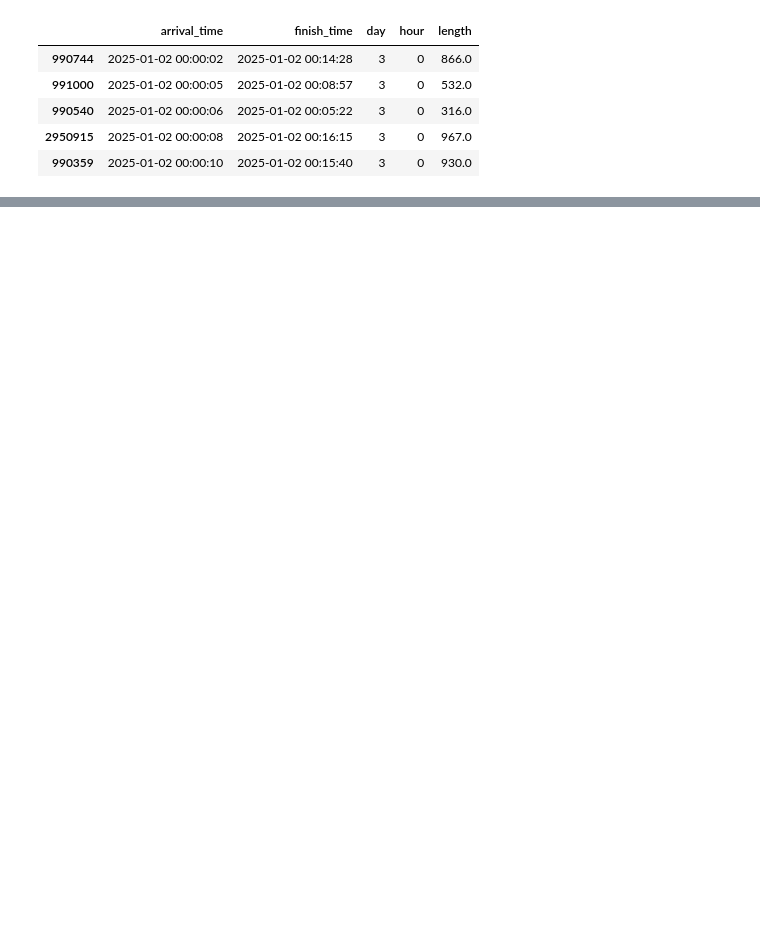
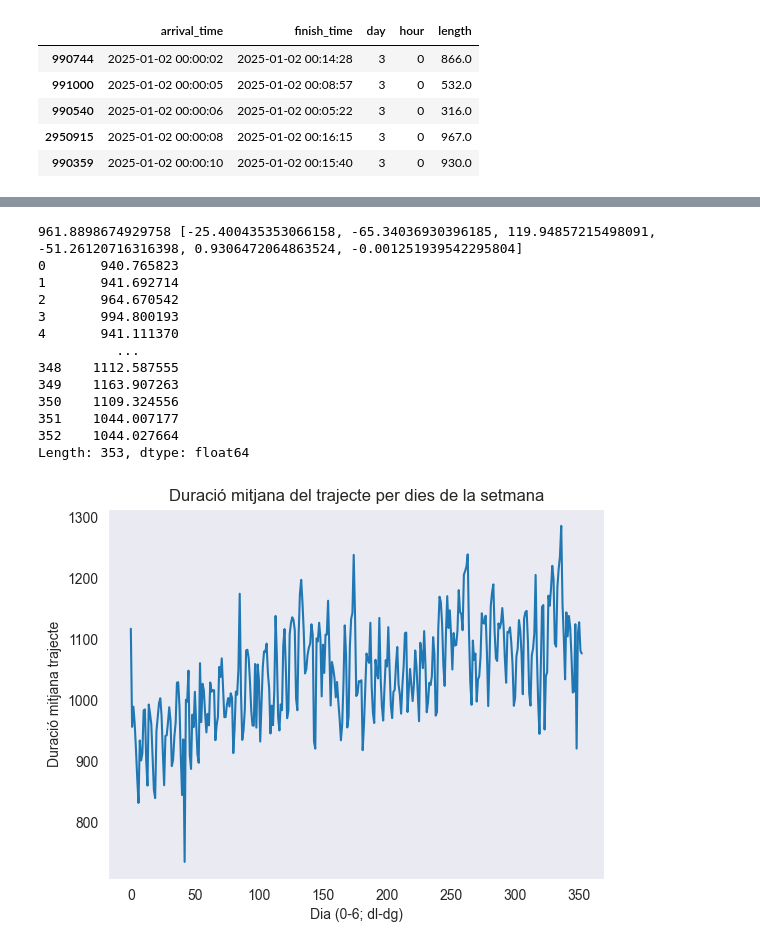
Before and after one commit to JaumeFigueras/simulacio, a Jupyter notebook: estadistica/iid/estacionaritat.ipynb, the cells around one changed output, grey strips where cells are left out. Cells and saved outputs as stored; diff of their text form; code cells hidden in the pictures; blank space fills up the shorter version.

Commit message:
esta amb model per guardar

```diff
--- a/estadistica/iid/estacionaritat.ipynb
+++ b/estadistica/iid/estacionaritat.ipynb
@@ -307,0 +387,11 @@ Comparison  Statistic  p-value  Lower CI  Upper CI
+# %%
+import statsmodels.api as sm
+
+y = week_day_df['length']
+x = avg_df_repeated[['Q2', 'Q3', 'Q4', 'Q5', 'Q6']]
+x = sm.add_constant(x)
+
+est = sm.OLS(y, x)
+est2 = est.fit()
+print(est2.summary())
+print(est2.params)
@@ -307,0 +416,10 @@ Comparison  Statistic  p-value  Lower CI  Upper CI
+# %%
+import statsmodels.api as sm
+
+y = week_day_df['length']
+x = avg_df_repeated[['Q2', 'Q3', 'Q5', 'Q6']]
+x = sm.add_constant(x)
+
+est = sm.OLS(y, x)
+est2 = est.fit()
+print(est2.summary())
@@ -307,0 +444,10 @@ Comparison  Statistic  p-value  Lower CI  Upper CI
+# %%
+import statsmodels.api as sm
+
+y = week_day_df['length']
+x = avg_df_repeated[['Q3', 'Q5', 'Q6']]
+x = sm.add_constant(x)
+
+est = sm.OLS(y, x)
+est2 = est.fit()
+print(est2.summary())
@@ -307,0 +472,28 @@ Comparison  Statistic  p-value  Lower CI  Upper CI
+# %%
+ti = est2.params[0]
+vector = [float(est2.params[i]) for i in range(1, 7)]
+print(ti, vector)
+model = est2.params[0] + avg_df_repeated[['Q2', 'Q3', 'Q5', 'Q6', 't', 't2']].dot(vector)
+
+print(model)
+plt.plot(week_day_df.index, week_day_df['length'])
+# plt.plot(week_day_df.index, model)
+plt.title("Duració mitjana del trajecte per dies de la setmana")
+plt.xlabel('Dia (0-6; dl-dg)')
+plt.ylabel("Duració mitjana trajecte")
+plt.grid()
+# %% [output]
+961.8898674929758 [-25.400435353066158, -65.34036930396185, 119.94857215498091, -51.26120716316398, 0.9306472064863524, -0.001251939542295804]
+0       940.765823
+1       941.692714
+2       964.670542
+3       994.800193
+4       941.111370
+          ...
+348    1112.587555
+349    1163.907263
+350    1109.324556
+351    1044.007177
+352    1044.027664
+Length: 353, dtype: float64
+[figure, added]
```
Also changed, not shown: parts of 20 cells of this notebook, 1 other file.
